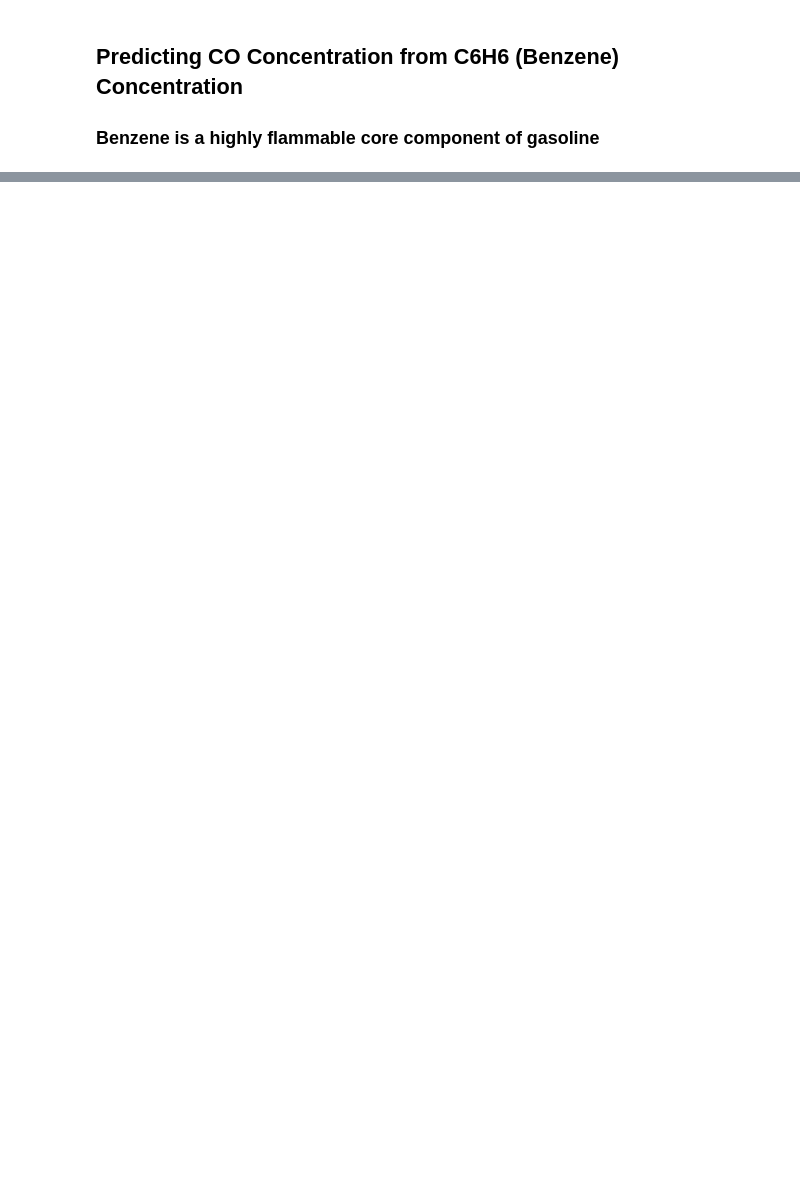
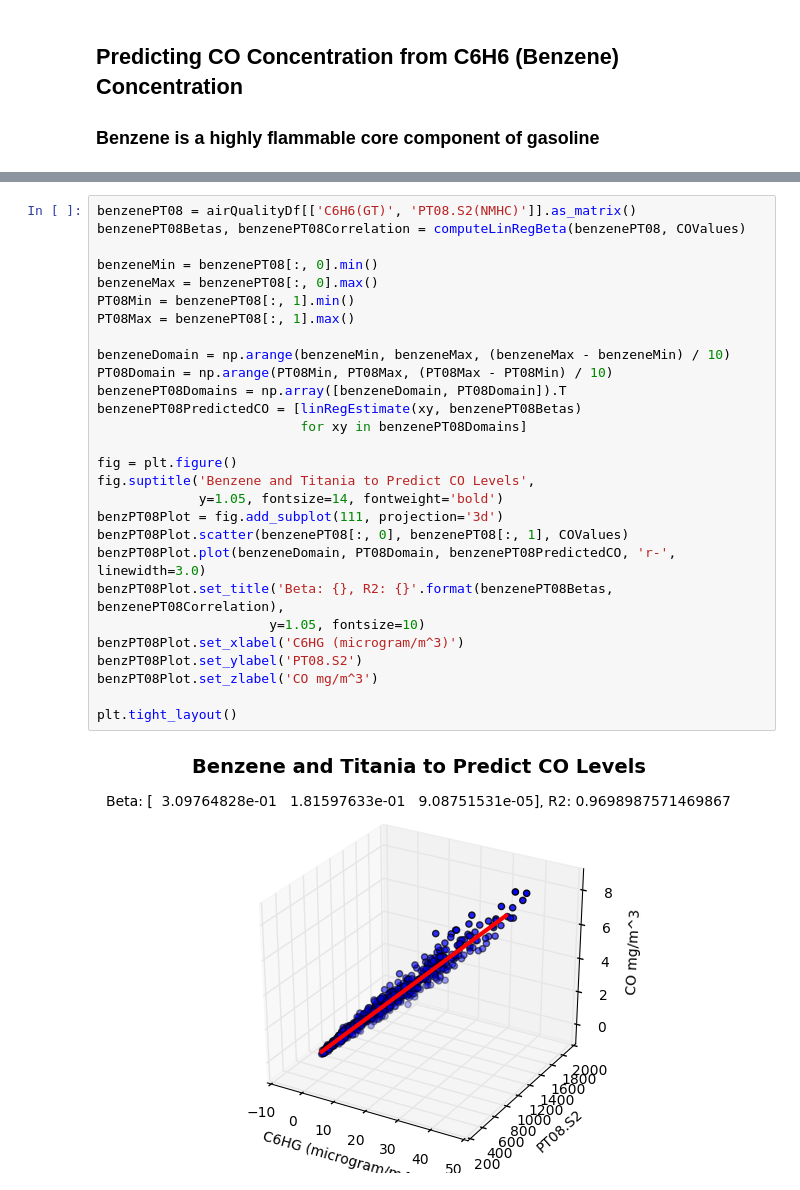
Before and after one commit to bcooper94/AdvancedDataMining, a Jupyter notebook: regression.ipynb, the cells around one changed output, grey strips where cells are left out. Drawn from its saved outputs; the diff is of its cells as text; blank space fills up the shorter version.

Commit message:
2 var linReg with benzene and titania to predict CO levels

```diff
--- a/regression.ipynb
+++ b/regression.ipynb
@@ -254,0 +264,30 @@ plt.ylabel('CO (mg/m^3)')
+# %%
+benzenePT08 = airQualityDf[['C6H6(GT)', 'PT08.S2(NMHC)']].as_matrix()
+benzenePT08Betas, benzenePT08Correlation = computeLinRegBeta(benzenePT08, COValues)
+
+benzeneMin = benzenePT08[:, 0].min()
+benzeneMax = benzenePT08[:, 0].max()
+PT08Min = benzenePT08[:, 1].min()
+PT08Max = benzenePT08[:, 1].max()
+
+benzeneDomain = np.arange(benzeneMin, benzeneMax, (benzeneMax - benzeneMin) / 10)
+PT08Domain = np.arange(PT08Min, PT08Max, (PT08Max - PT08Min) / 10)
+benzenePT08Domains = np.array([benzeneDomain, PT08Domain]).T
+benzenePT08PredictedCO = [linRegEstimate(xy, benzenePT08Betas)
+                          for xy in benzenePT08Domains]
+
+fig = plt.figure()
+fig.suptitle('Benzene and Titania to Predict CO Levels',
+             y=1.05, fontsize=14, fontweight='bold')
+benzPT08Plot = fig.add_subplot(111, projection='3d')
+benzPT08Plot.scatter(benzenePT08[:, 0], benzenePT08[:, 1], COValues)
+benzPT08Plot.plot(benzeneDomain, PT08Domain, benzenePT08PredictedCO, 'r-', linewidth=3.0)
+benzPT08Plot.set_title('Beta: {}, R2: {}'.format(benzenePT08Betas, benzenePT08Correlation),
+                      y=1.05, fontsize=10)
+benzPT08Plot.set_xlabel('C6HG (microgram/m^3)')
+benzPT08Plot.set_ylabel('PT08.S2')
+benzPT08Plot.set_zlabel('CO mg/m^3')
+
+plt.tight_layout()
+# %% [output]
+[figure, added]
```
Also changed, not shown: parts of 5 cells of this notebook.
